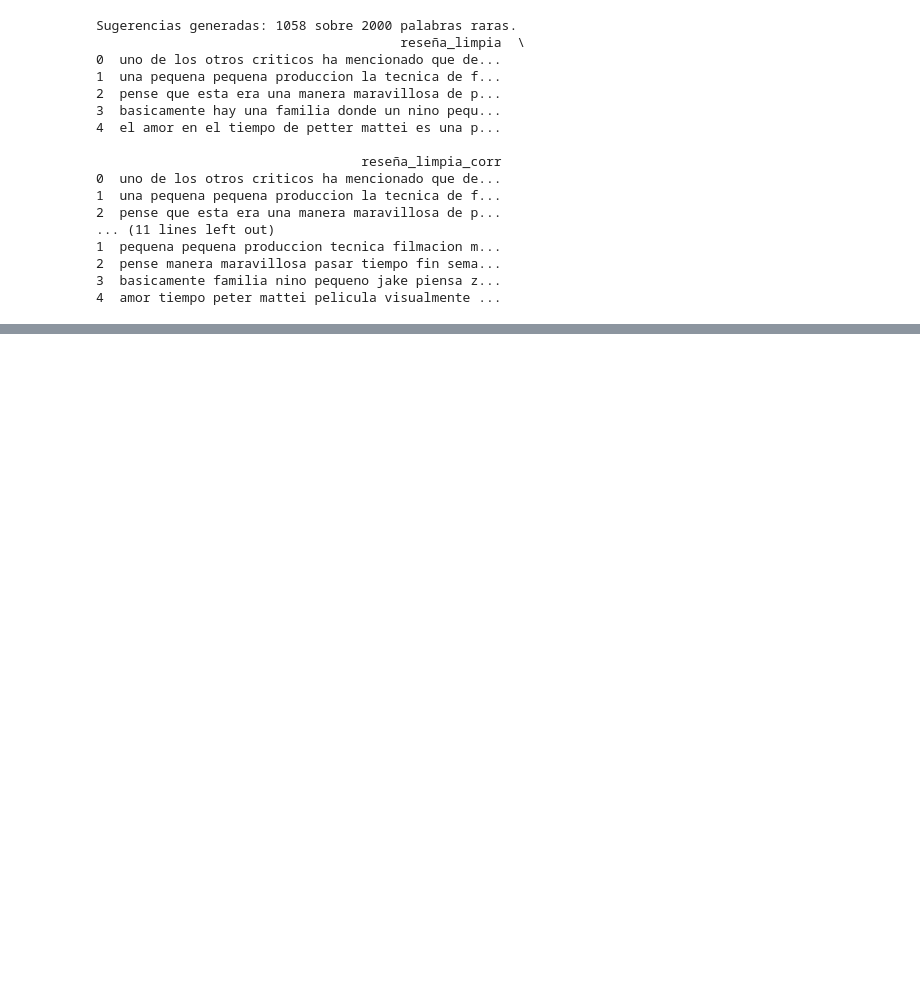
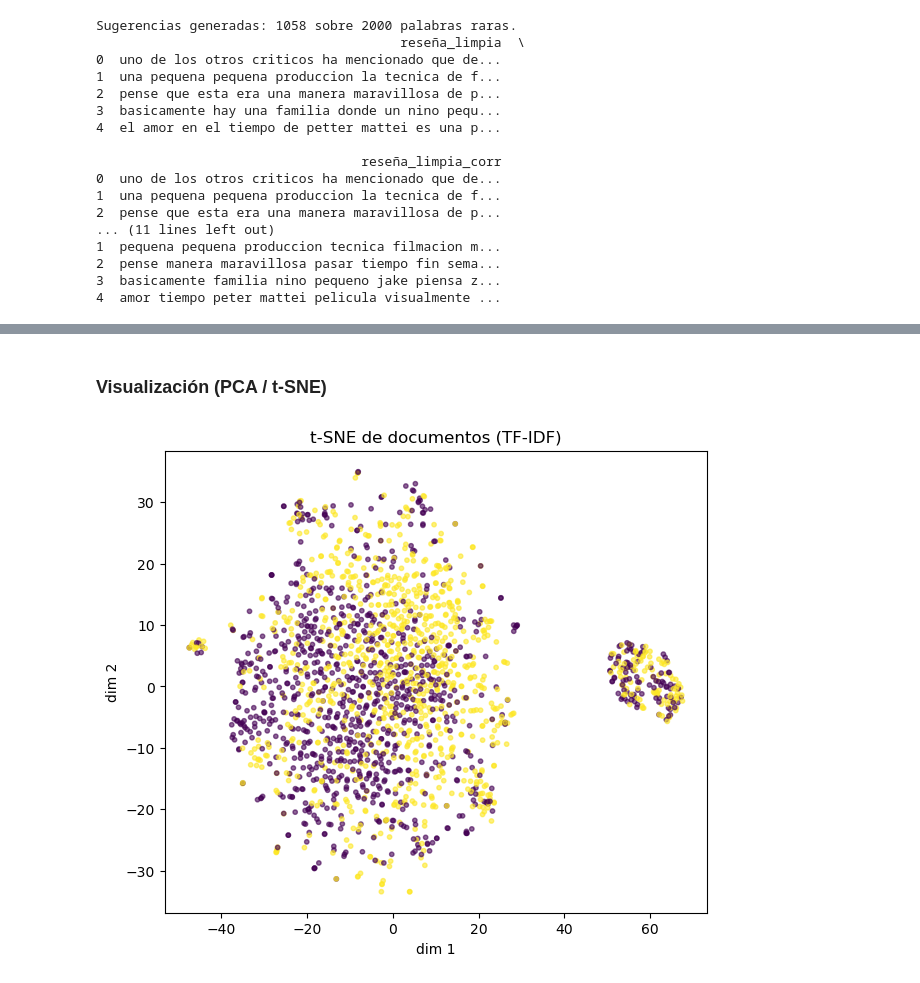
Before and after one commit to JPOrellana/Proyecto1-NLP, a Jupyter notebook: ProyectoNLP.ipynb, the cells around one changed output, grey strips where cells are left out. Saved outputs shown, nothing was run; the diff lists cells and outputs as text; code cells hidden in the pictures; blank space fills up the shorter version.

```diff
--- a/ProyectoNLP.ipynb
+++ b/ProyectoNLP.ipynb
@@ -371,0 +514,23 @@ Sugerencias generadas: 1058 sobre 2000 palabras raras.
+# %% [markdown]
+### Visualización (PCA / t-SNE)
+# %%
+# 2.4 Visualización: PCA -> t-SNE
+
+# Muestra de documentos para graficar
+import numpy as np
+n_docs = min(2000, X_tfidf.shape[0])
+idx = np.random.RandomState(42).choice(X_tfidf.shape[0], size=n_docs, replace=False)
+X_sample = X_tfidf[idx].toarray()
+y_sample = df["sentimiento"].astype(int).values[idx]
+
+# PCA previo para acelerar t-SNE
+X_pca = PCA(n_components=50, random_state=42).fit_transform(X_sample)
+X_2d  = TSNE(n_components=2, perplexity=30, random_state=42, init="pca").fit_transform(X_pca)
+
+plt.figure(figsize=(7,6))
+plt.scatter(X_2d[:,0], X_2d[:,1], c=y_sample, alpha=0.6, s=10)
+plt.title("t-SNE de documentos (TF-IDF)")
+plt.xlabel("dim 1"); plt.ylabel("dim 2")
+plt.show()
+# %% [output]
+[figure, added]
```
Also changed, not shown: parts of 12 cells of this notebook.
